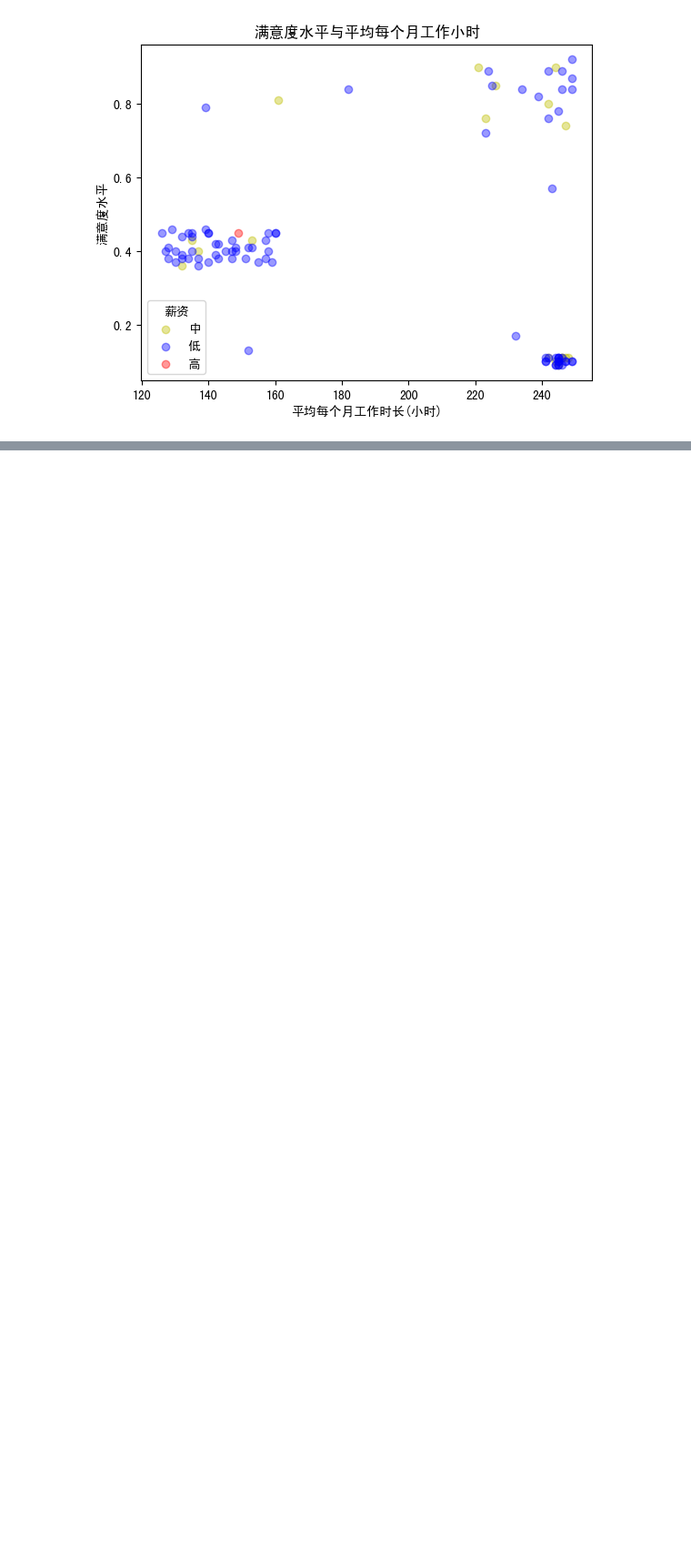
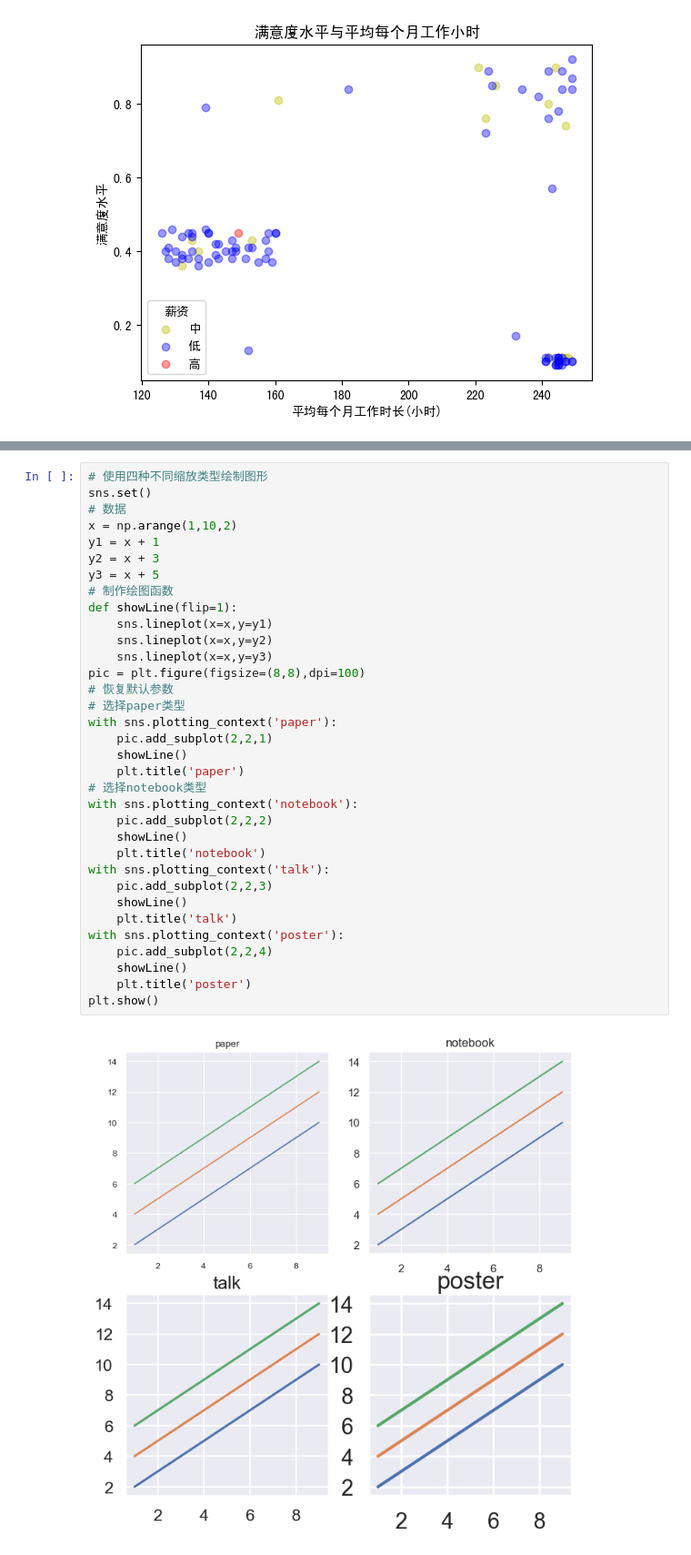
Before and after one commit to YcSaber/SchoolPyLesson1, a Jupyter notebook: data visualization/4/code/4-1.ipynb, the cells around one changed output, grey strips where cells are left out. Shown at 91% size. Saved outputs shown, nothing was run; the diff lists cells and outputs as text; blank space fills up the shorter version.

```diff
--- a/data visualization/4/code/4-1.ipynb
+++ b/data visualization/4/code/4-1.ipynb
@@ -38,0 +110,36 @@ plt.show()
+# %%
+# 使用四种不同缩放类型绘制图形
+sns.set()
+# 数据
+x = np.arange(1,10,2)
+y1 = x + 1
+y2 = x + 3
+y3 = x + 5
+# 制作绘图函数
+def showLine(flip=1):
+    sns.lineplot(x=x,y=y1)
+    sns.lineplot(x=x,y=y2)
+    sns.lineplot(x=x,y=y3)
+pic = plt.figure(figsize=(8,8),dpi=100)
+# 恢复默认参数
+# 选择paper类型
+with sns.plotting_context('paper'):
+    pic.add_subplot(2,2,1)
+    showLine()
+    plt.title('paper')
+# 选择notebook类型
+with sns.plotting_context('notebook'):
+    pic.add_subplot(2,2,2)
+    showLine()
+    plt.title('notebook')
+with sns.plotting_context('talk'):
+    pic.add_subplot(2,2,3)
+    showLine()
+    plt.title('talk')
+with sns.plotting_context('poster'):
+    pic.add_subplot(2,2,4)
+    showLine()
+    plt.title('poster')
+plt.show()
+# %% [output]
+[figure, added]
```
Also changed, not shown: parts of 5 cells of this notebook, 1 other file.
